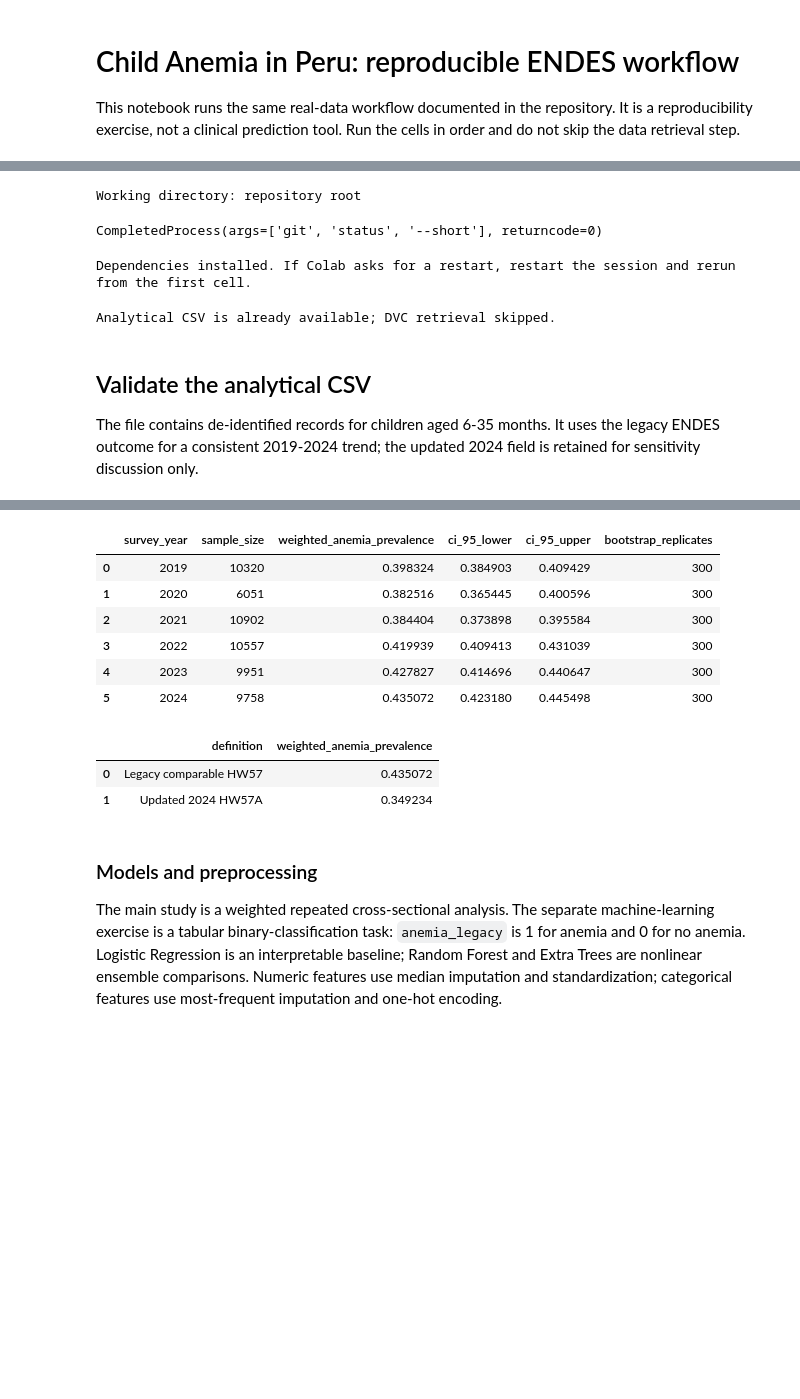
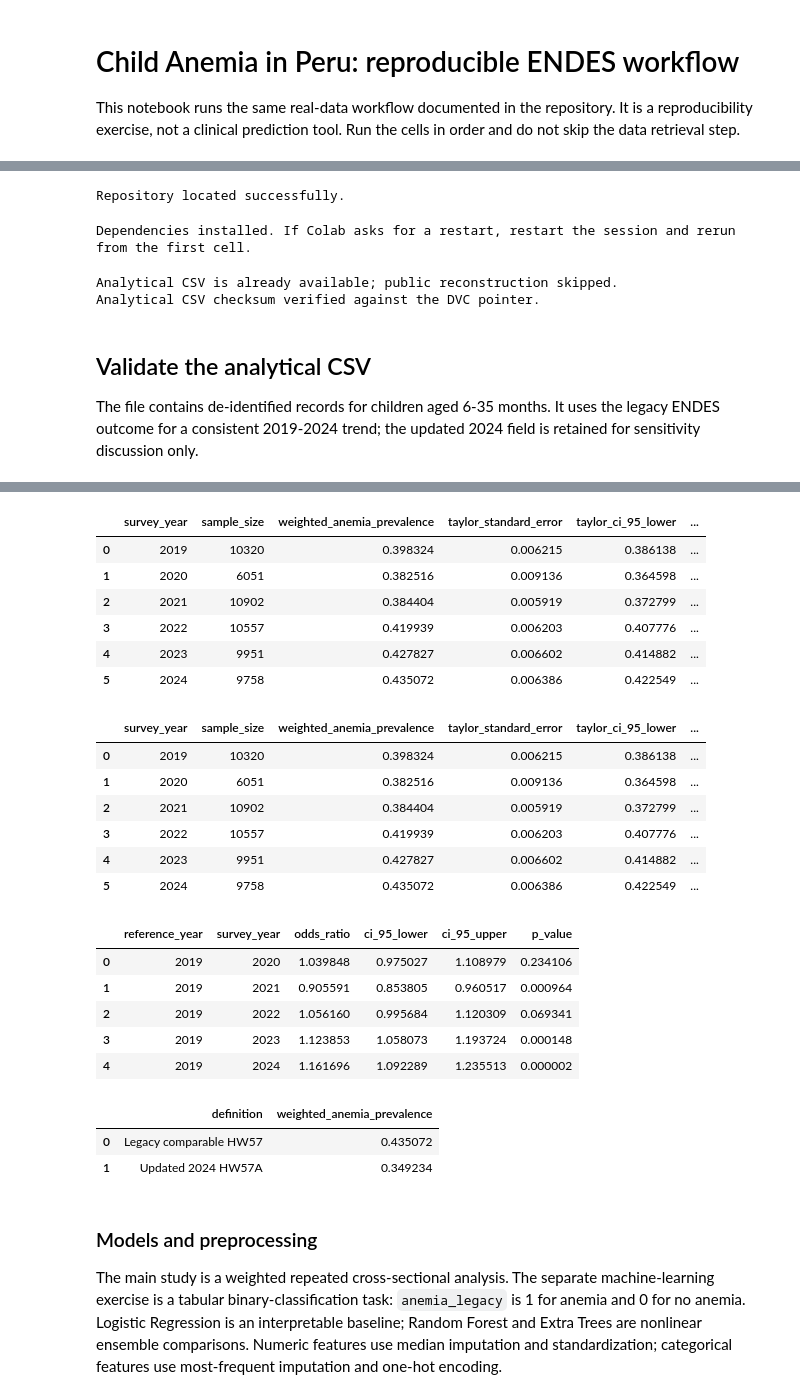
Before and after one commit to kedec123/deivhy-torres-vargas-unmsm, a Jupyter notebook: 05_pipeline/notebook.ipynb, the cells around one changed output, grey strips where cells are left out. Cells and saved outputs as stored; diff of their text form; code cells hidden in the pictures; blank space fills up the shorter version.

Commit message:
Strengthen ENDES inference and public reproduction

```diff
--- a/05_pipeline/notebook.ipynb
+++ b/05_pipeline/notebook.ipynb
@@ -23,11 +23,9 @@ else:
     if REPO_DIR is None:
         raise FileNotFoundError('Run this notebook from the repository or use Google Colab.')
 os.chdir(REPO_DIR)
-print(f'Working directory: {Path.cwd()}')
-subprocess.run(['git', 'status', '--short'], check=True)
+print('Repository located successfully.')
 # %% [output]
-Working directory: repository root
+Repository located successfully.
-CompletedProcess(args=['git', 'status', '--short'], returncode=0)
 # %%
 import subprocess
 import sys
@@ -46,12 +44,16 @@ if 'REPO_DIR' not in globals() or not REPO_DIR.exists():
 os.chdir(REPO_DIR)
 data_path = REPO_DIR / '05_pipeline' / 'data' / 'endes_anemia_children_2019_2024.csv'
 if data_path.exists():
-    print('Analytical CSV is already available; DVC retrieval skipped.')
+    print('Analytical CSV is already available; public reconstruction skipped.')
 else:
-    subprocess.run([sys.executable, '-m', 'dvc', 'pull'], cwd=REPO_DIR / '05_pipeline', check=True)
-    print('DVC retrieval finished.')
+    subprocess.run([sys.executable, '05_pipeline/data/download_endes.py'], check=True)
+    subprocess.run([sys.executable, '05_pipeline/data/create_dataset.py'], check=True)
+    print('Public ENDES download and CSV reconstruction finished.')
+subprocess.run([sys.executable, '05_pipeline/data/verify_dataset.py'], check=True)
+print('Analytical CSV checksum verified against the DVC pointer.')
 # %% [output]
-Analytical CSV is already available; DVC retrieval skipped.
+Analytical CSV is already available; public reconstruction skipped.
+Analytical CSV checksum verified against the DVC pointer.
 # %% [markdown]
 ## Validate the analytical CSV
 
@@ -82,20 +84,35 @@ Age range: 6-35 months
 # %%
 subprocess.run([sys.executable, '05_pipeline/src/analyze_endes.py'], check=True)
 subprocess.run([sys.executable, '05_pipeline/src/survey_analysis.py'], check=True)
 subprocess.run([sys.executable, '05_pipeline/src/sensitivity_2024.py'], check=True)
 display(pd.read_csv('05_pipeline/docs/analysis_by_year_with_ci.csv'))
+display(pd.read_csv('05_pipeline/docs/analysis_ci_method_comparison.csv'))
+display(pd.read_csv('05_pipeline/docs/modelled_year_effects_vs_2019.csv'))
 display(pd.read_csv('05_pipeline/docs/sensitivity_2024.csv'))
 # %% [output]
-|  | survey_year | sample_size | weighted_anemia_prevalence | ci_95_lower | ci_95_upper | bootstrap_replicates |
-| 0 | 2019 | 10320 | 0.398324 | 0.384903 | 0.409429 | 300 |
-| 1 | 2020 | 6051 | 0.382516 | 0.365445 | 0.400596 | 300 |
-| 2 | 2021 | 10902 | 0.384404 | 0.373898 | 0.395584 | 300 |
-| 3 | 2022 | 10557 | 0.419939 | 0.409413 | 0.431039 | 300 |
-| 4 | 2023 | 9951 | 0.427827 | 0.414696 | 0.440647 | 300 |
-| 5 | 2024 | 9758 | 0.435072 | 0.423180 | 0.445498 | 300 |
+|  | survey_year | sample_size | weighted_anemia_prevalence | taylor_standard_error | taylor_ci_95_lower | ... |
+| 0 | 2019 | 10320 | 0.398324 | 0.006215 | 0.386138 | ... |
+| 1 | 2020 | 6051 | 0.382516 | 0.009136 | 0.364598 | ... |
+| 2 | 2021 | 10902 | 0.384404 | 0.005919 | 0.372799 | ... |
+| 3 | 2022 | 10557 | 0.419939 | 0.006203 | 0.407776 | ... |
+| 4 | 2023 | 9951 | 0.427827 | 0.006602 | 0.414882 | ... |
+| 5 | 2024 | 9758 | 0.435072 | 0.006386 | 0.422549 | ... |
-|  | definition | weighted_anemia_prevalence |
-| 0 | Legacy comparable HW57 | 0.435072 |
-| 1 | Updated 2024 HW57A | 0.349234 |
+|  | survey_year | sample_size | weighted_anemia_prevalence | taylor_standard_error | taylor_ci_95_lower | ... |
+| 0 | 2019 | 10320 | 0.398324 | 0.006215 | 0.386138 | ... |
+| 1 | 2020 | 6051 | 0.382516 | 0.009136 | 0.364598 | ... |
+| 2 | 2021 | 10902 | 0.384404 | 0.005919 | 0.372799 | ... |
+| 3 | 2022 | 10557 | 0.419939 | 0.006203 | 0.407776 | ... |
+| 4 | 2023 | 9951 | 0.427827 | 0.006602 | 0.414882 | ... |
+| 5 | 2024 | 9758 | 0.435072 | 0.006386 | 0.422549 | ... |
+|  | reference_year | survey_year | odds_ratio | ci_95_lower | ci_95_upper | p_value |
+| 0 | 2019 | 2020 | 1.039848 | 0.975027 | 1.108979 | 0.234106 |
+| 1 | 2019 | 2021 | 0.905591 | 0.853805 | 0.960517 | 0.000964 |
+| 2 | 2019 | 2022 | 1.056160 | 0.995684 | 1.120309 | 0.069341 |
+| 3 | 2019 | 2023 | 1.123853 | 1.058073 | 1.193724 | 0.000148 |
+| 4 | 2019 | 2024 | 1.161696 | 1.092289 | 1.235513 | 0.000002 |
+|  | definition | weighted_anemia_prevalence |
+| 0 | Legacy comparable HW57 | 0.435072 |
+| 1 | Updated 2024 HW57A | 0.349234 |
 # %% [markdown]
 ### Models and preprocessing
 
```
Also changed, not shown: parts of 3 cells of this notebook, 24 other files.
